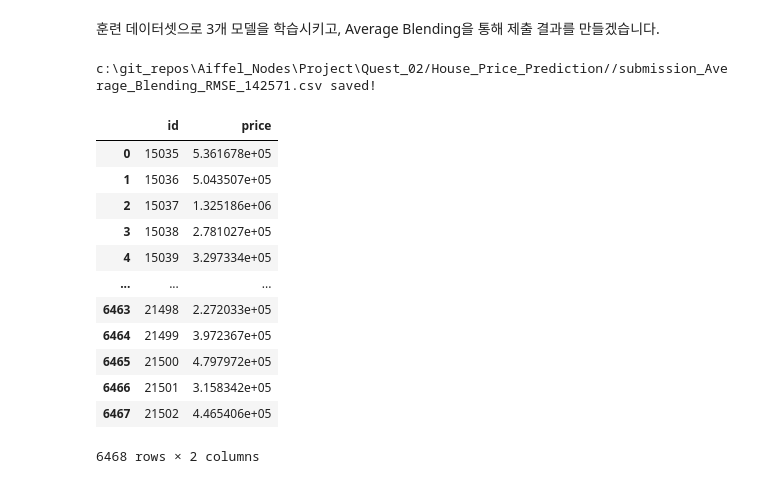
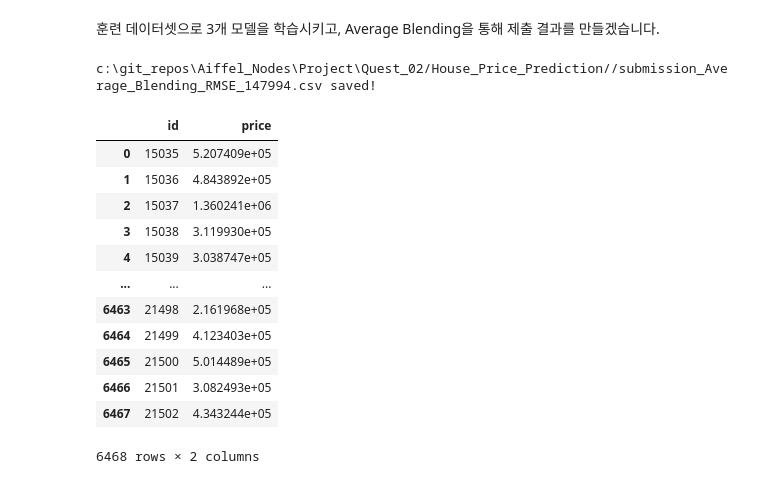
Before and after one commit to JeJuBOO/Aiffel_Nodes, a Jupyter notebook: Project/Quest_02/project_03.ipynb, the cells around one changed output. Cells and saved outputs as stored; diff of their text form; code cells hidden in the pictures.

```diff
--- a/Project/Quest_02/project_03.ipynb
+++ b/Project/Quest_02/project_03.ipynb
@@ -227,3 +326,31 @@ sub_data = data.iloc[train_len:, :]
+# %%
+# 최적으로 찾은 파라미터 입력
+gb_learning_rate = 0.05
+gb_max_depth = 5
+gb_n_estimators = 500
+
+xgb_learning_rate = 0.5
+xgb_max_depth = 7
+xgb_n_estimators = 500
+
+lgb_learning_rate = 0.5
+lgb_max_depth = 10
+lgb_n_estimators = 500
+
+# rf_max_depth = None
+# rf_n_estimators = 500
+
+gboost = GradientBoostingRegressor(learning_rate=gb_learning_rate, max_depth=gb_max_depth,
+                                   n_estimators=gb_n_estimators, random_state=rand_state)
+xgboost = xgb.XGBRegressor(learning_rate=xgb_learning_rate, max_depth=xgb_max_depth,
+                            n_estimators=xgb_n_estimators,random_state=rand_state)
+lightgbm = lgb.LGBMRegressor(learning_rate=lgb_learning_rate, max_depth=lgb_max_depth,
+                            n_estimators=lgb_n_estimators,random_state=rand_state)
+# rdforest = RandomForestRegressor(max_depth=rf_max_depth,n_estimators=rf_n_estimators,
+#                                random_state=rand_state)
+
+
+models = [gboost, xgboost, lightgbm] # rdforest
 # %% [markdown]
 ### RMSE
 Kaggle의 점수를 RMSE로 평가하기에
@@ -232,10 +359,10 @@ Kaggle의 점수를 RMSE로 평가하기에
 def rmse(y_test, y_pred):
     return np.sqrt(mean_squared_error(y_test,y_pred))
 
-def get_scores(models, train, y, random_state=42, test_size=0.3):
+def get_scores(models, train, label, random_state=42, test_size=0.3):
     df = {}
     X_train, X_test, y_train, y_test = \
-        train_test_split(train, y, test_size=test_size, random_state=random_state)
+        train_test_split(train, label, test_size=test_size, random_state=random_state)
 
     for model in models:
 
@@ -384,0 +375,4 @@ input('제출하시겠습니까?')
+# %%
+# 그리드 탐색으로 찾은 파라미터값으로 설정한 모델들의 RMSE
+score = get_scores(models, train, label_logscale, random_state=rand_state, test_size=0.3)
+score
@@ -387,12 +387,12 @@ input('제출하시겠습니까?')
 # %% [markdown]
 훈련 데이터셋으로 3개 모델을 학습시키고, Average Blending을 통해 제출 결과를 만들겠습니다.
 # %%
-def AveragingBlending(models, train, y, sub):
+def AveragingBlending(models, train, label, sub):
     for m in models :
-        m.fit(train.values, y)
+        m.fit(train, label)
 
     predictions = np.column_stack([
-        m.predict(sub.values) for m in models ])
+        m.predict(sub) for m in models ])
 
     return np.mean(predictions, axis=1)
 # %%
@@ -407,21 +407,21 @@ def save_submission(prediction, model_name, rmsle):
 # %%
 rmse_mean = round(np.mean(score['RMSE']))
 
-prediction = AveragingBlending(models, train_data, label_logscale, sub_data)
+prediction = AveragingBlending(models, train, label_logscale, sub)
 
 save_submission(np.expm1(prediction), 'Average_Blending', str(rmse_mean))
 # %% [output]
-c:\git_repos\Aiffel_Nodes\Project\Quest_02/House_Price_Prediction//submission_Average_Blending_RMSE_142571.csv saved!
+c:\git_repos\Aiffel_Nodes\Project\Quest_02/House_Price_Prediction//submission_Average_Blending_RMSE_147994.csv saved!
 |  | id | price |
-| 0 | 15035 | 5.361678e+05 |
-| 1 | 15036 | 5.043507e+05 |
-| 2 | 15037 | 1.325186e+06 |
-| 3 | 15038 | 2.781027e+05 |
-| 4 | 15039 | 3.297334e+05 |
+| 0 | 15035 | 5.207409e+05 |
+| 1 | 15036 | 4.843892e+05 |
+| 2 | 15037 | 1.360241e+06 |
+| 3 | 15038 | 3.119930e+05 |
+| 4 | 15039 | 3.038747e+05 |
 | ... | ... | ... |
-| 6463 | 21498 | 2.272033e+05 |
-| 6464 | 21499 | 3.972367e+05 |
-| 6465 | 21500 | 4.797972e+05 |
-| 6466 | 21501 | 3.158342e+05 |
-| 6467 | 21502 | 4.465406e+05 |
+| 6463 | 21498 | 2.161968e+05 |
+| 6464 | 21499 | 4.123403e+05 |
+| 6465 | 21500 | 5.014489e+05 |
+| 6466 | 21501 | 3.082493e+05 |
+| 6467 | 21502 | 4.343244e+05 |
 6468 rows × 2 columns
```
Also changed, not shown: parts of 16 cells of this notebook.
